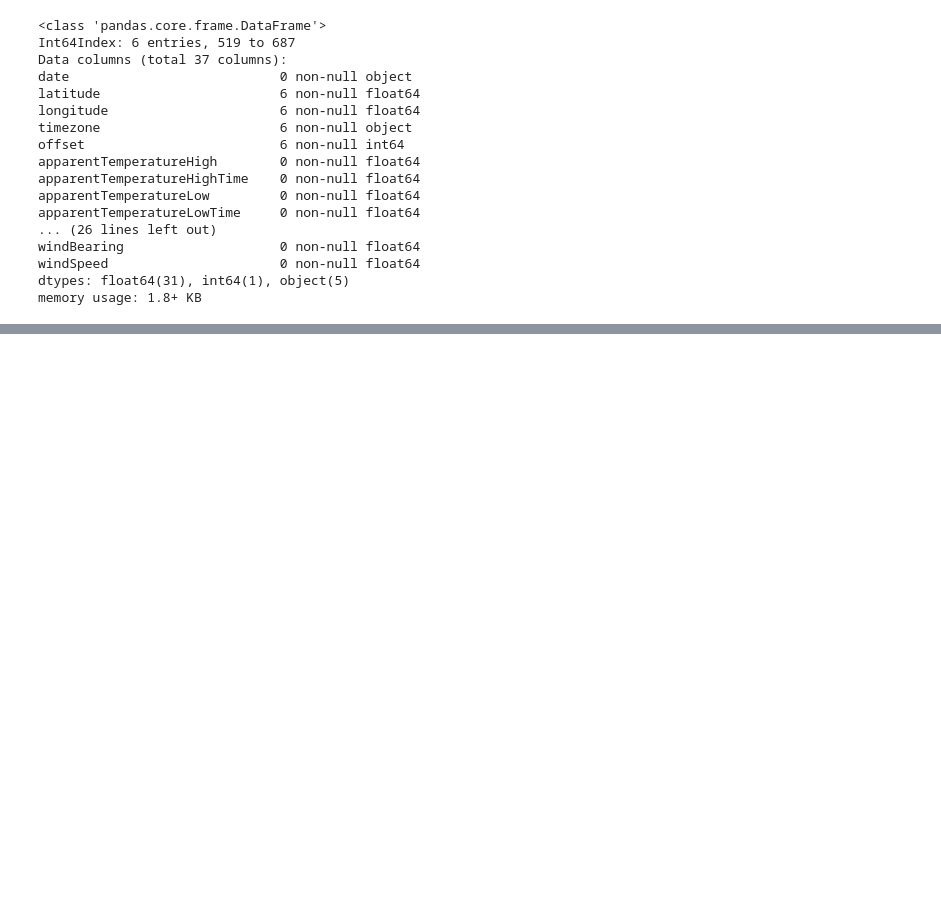
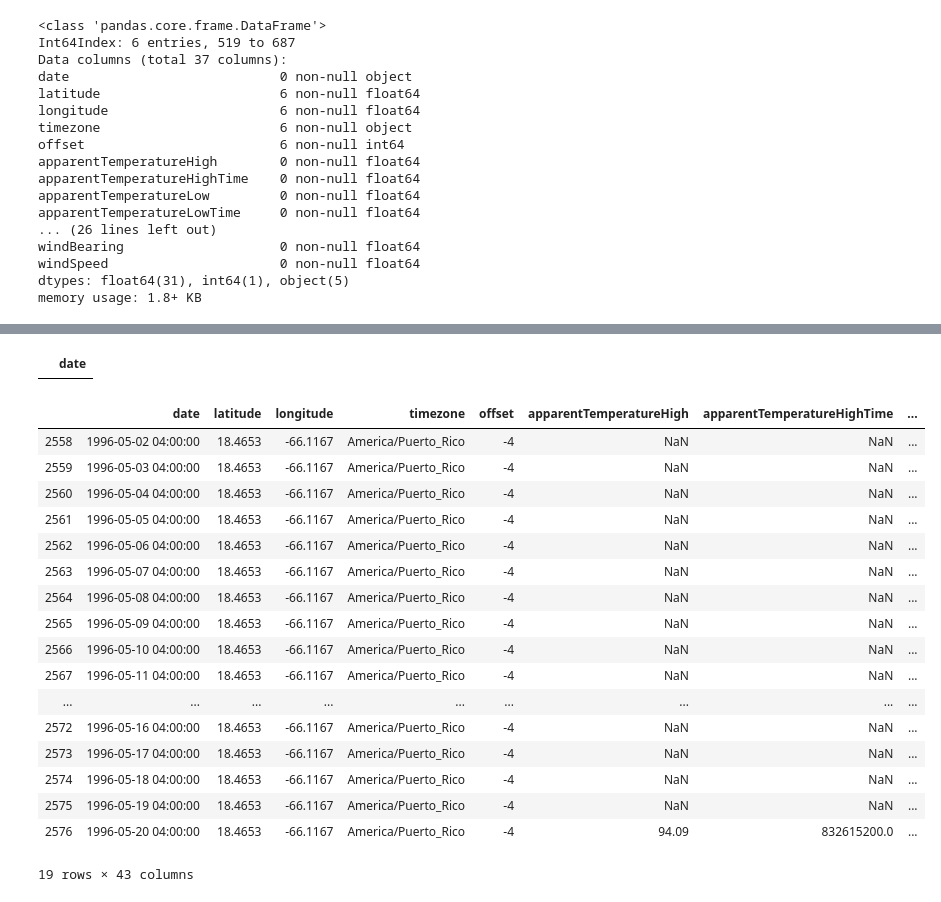
Before and after one commit to iEvidently/dsc-5-capstone-project-online-ds-pt-100118, a Jupyter notebook: dengue_fever_prediction.ipynb, the cells around one changed output, grey strips where cells are left out. Saved outputs shown, nothing was run; the diff lists cells and outputs as text; code cells hidden in the pictures; blank space fills up the shorter version.

```diff
--- a/dengue_fever_prediction.ipynb
+++ b/dengue_fever_prediction.ipynb
@@ -772,0 +894,25 @@ memory usage: 1.8+ KB
+# %%
+# function to add missing dates
+# version 2
+
+def add_missing_date_2(dataframe, keys):    # this function needs error catching in case a key is out of bounds
+    old_dates = pd.DataFrame(dataframe['date'])
+    indexes = old_dates.index.tolist()
+    new_dates_list = []
+
+    for index in indexes:
+        if index > 0:
+            prior_index = index - 1
+#         print('index: {}'.format(index))
+#         print('old_date value at index: {}'.format(old_dates.iloc[index]['date']))
+
+            old_dates.iloc[index]['date'] = old_dates.iloc[prior_index]['date'] + datetime.timedelta(days=1)
+
+#         print('new_date value will be: {}'.format(new_date))
+
+#         new_dates_list.append(new_date)
+
+#         new_dates = pd.DataFrame()
+#         new_dates['date'] = new_dates
+
+    return old_dates
@@ -772,0 +948,29 @@ memory usage: 1.8+ KB
+# %%
+sj_dates_new = add_missing_date_2(sj_weather_history, sj_missing_dates_keys)
+# %%
+sj_dates_new[sj_dates_new.date.isnull()]
+# %% [output]
+|  | date |
+# %%
+sj_weather_history['date'] = sj_dates_new['date']
+# %%
+sj_weather_history.iloc[2558:2577]
+# %% [output]
+|  | date | latitude | longitude | timezone | offset | apparentTemperatureHigh | apparentTemperatureHighTime | ... |
+| 2558 | 1996-05-02 04:00:00 | 18.4653 | -66.1167 | America/Puerto_Rico | -4 | NaN | NaN | ... |
+| 2559 | 1996-05-03 04:00:00 | 18.4653 | -66.1167 | America/Puerto_Rico | -4 | NaN | NaN | ... |
+| 2560 | 1996-05-04 04:00:00 | 18.4653 | -66.1167 | America/Puerto_Rico | -4 | NaN | NaN | ... |
+| 2561 | 1996-05-05 04:00:00 | 18.4653 | -66.1167 | America/Puerto_Rico | -4 | NaN | NaN | ... |
+| 2562 | 1996-05-06 04:00:00 | 18.4653 | -66.1167 | America/Puerto_Rico | -4 | NaN | NaN | ... |
+| 2563 | 1996-05-07 04:00:00 | 18.4653 | -66.1167 | America/Puerto_Rico | -4 | NaN | NaN | ... |
+| 2564 | 1996-05-08 04:00:00 | 18.4653 | -66.1167 | America/Puerto_Rico | -4 | NaN | NaN | ... |
+| 2565 | 1996-05-09 04:00:00 | 18.4653 | -66.1167 | America/Puerto_Rico | -4 | NaN | NaN | ... |
+| 2566 | 1996-05-10 04:00:00 | 18.4653 | -66.1167 | America/Puerto_Rico | -4 | NaN | NaN | ... |
+| 2567 | 1996-05-11 04:00:00 | 18.4653 | -66.1167 | America/Puerto_Rico | -4 | NaN | NaN | ... |
+| ... | ... | ... | ... | ... | ... | ... | ... | ... |
+| 2572 | 1996-05-16 04:00:00 | 18.4653 | -66.1167 | America/Puerto_Rico | -4 | NaN | NaN | ... |
+| 2573 | 1996-05-17 04:00:00 | 18.4653 | -66.1167 | America/Puerto_Rico | -4 | NaN | NaN | ... |
+| 2574 | 1996-05-18 04:00:00 | 18.4653 | -66.1167 | America/Puerto_Rico | -4 | NaN | NaN | ... |
+| 2575 | 1996-05-19 04:00:00 | 18.4653 | -66.1167 | America/Puerto_Rico | -4 | NaN | NaN | ... |
+| 2576 | 1996-05-20 04:00:00 | 18.4653 | -66.1167 | America/Puerto_Rico | -4 | 94.09 | 832615200.0 | ... |
+19 rows × 43 columns
```
Also changed, not shown: parts of 24 cells of this notebook, 3 other files.
